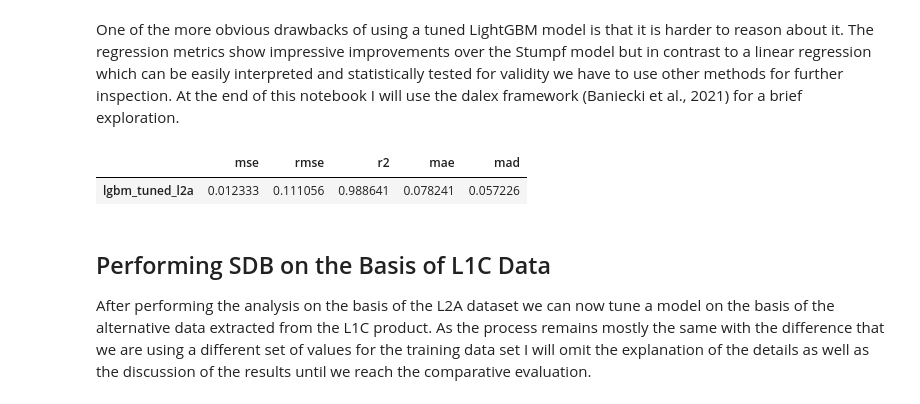
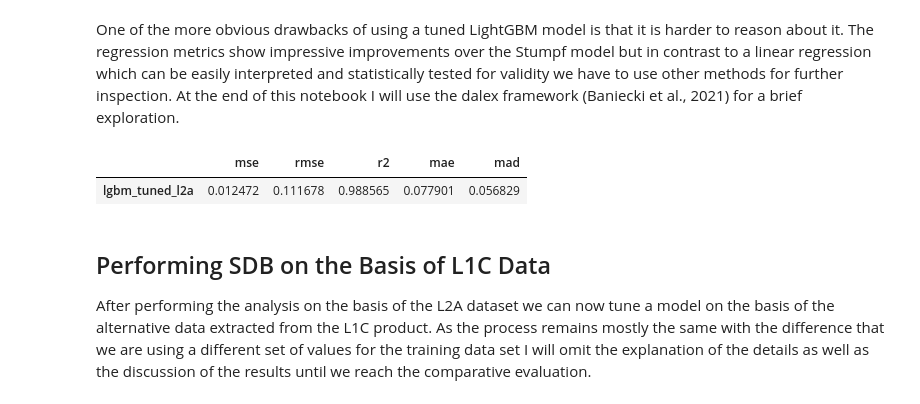
Before and after one commit to WalternativE/evaluation-preprocessing-methods-sentinel2-ml-based-bathymetry-estimation, a Jupyter notebook: notebooks/11__lgbm_calibration_bahamas.ipynb, the cells around one changed output. Saved outputs shown, nothing was run; the diff lists cells and outputs as text; code cells hidden in the pictures.

```diff
--- a/notebooks/11__lgbm_calibration_bahamas.ipynb
+++ b/notebooks/11__lgbm_calibration_bahamas.ipynb
@@ -253,11 +255,12 @@ plt.show()
 # %% [markdown]
 One of the more obvious drawbacks of using a tuned LightGBM model is that it is harder to reason about it. The regression metrics show impressive improvements over the Stumpf model but in contrast to a linear regression which can be easily interpreted and statistically tested for validity we have to use other methods for further inspection. At the end of this notebook I will use the dalex framework (Baniecki et al., 2021) for a brief exploration.
 # %%
-exp_lgbm_l2a = dx.Explainer(model_l2a, val_ds.data, val_ds.label, label='lgbm_tuned_l2a', verbose=False)
+X_all_subsample, _, y_all_subsample, _ = train_test_split(X_all, y_all, train_size=100000, random_state=42)
+exp_lgbm_l2a = dx.Explainer(model_l2a, X_all_subsample, y_all_subsample, label='lgbm_tuned_l2a', verbose=False)
 exp_lgbm_l2a.model_performance()
 # %% [output]
 |  | mse | rmse | r2 | mae | mad |
-| lgbm_tuned_l2a | 0.012333 | 0.111056 | 0.988641 | 0.078241 | 0.057226 |
+| lgbm_tuned_l2a | 0.012472 | 0.111678 | 0.988565 | 0.077901 | 0.056829 |
 # %% [markdown]
 ## Performing SDB on the Basis of L1C Data
 
```
Also changed, not shown: parts of 11 cells of this notebook, 12 other files.
